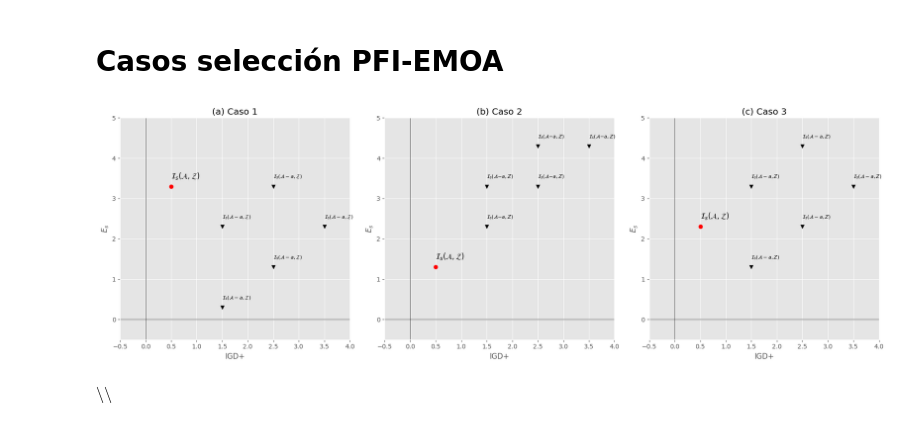
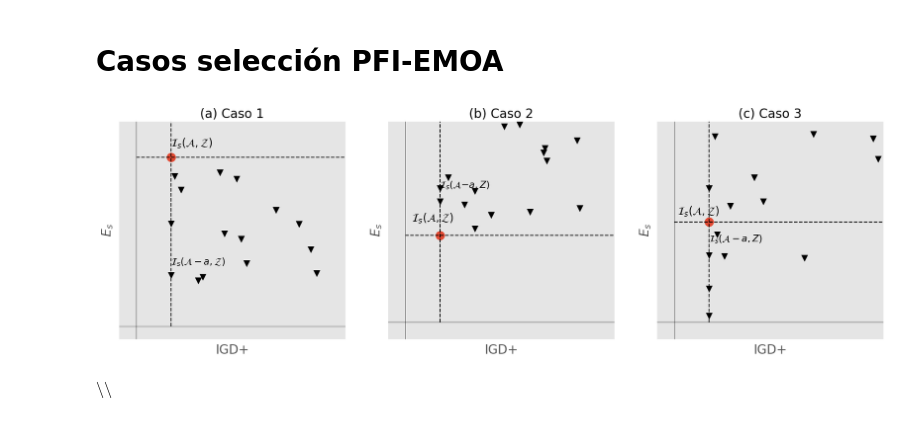
Before and after one commit to linear-regret/Tesis-Latex-LCD, a Jupyter notebook: generando_imgs_tesis.ipynb, the cells around one changed output. Saved outputs shown, nothing was run; the diff lists cells and outputs as text; code cells hidden in the pictures.

```diff
--- a/generando_imgs_tesis.ipynb
+++ b/generando_imgs_tesis.ipynb
@@ -1175,0 +1374,3 @@ IGD Comparison (A > B): False
+# %%
+problem = get_problem(f"WFG1",n_var=24,n_obj=2)
+pf = problem.pareto_front()
@@ -1175,0 +1411,16 @@ IGD Comparison (A > B): False
+# %%
+
+plt.scatter(utopian[0], utopian[1], label='Vector utópico',marker='*',s=300)
+plt.plot(pf[:,0], pf[:,1], color='blue', label='Frente de Pareto')
+plt.scatter(pob_0[:,0], pob_0[:,1],  label=f'$R2 ={round(R2_pob_0,3)}$',s=10)
+plt.scatter(pob_1[:,0], pob_1[:,1],  label=f'$R2 ={round(R2_pob_1,3)}$',s=10)
+plt.scatter(pob_2[:,0], pob_2[:,1],  label=f'$R2 ={round(R2_pob_2,3)}$',s=10)
+
+plt.xlim(-.1,3.2)
+plt.ylim(-.1,3.2)
+for i,ref in enumerate(ref_dirs):
+    if i==0:
+        plot_line_w_weights(ref, utopian, scale=10,label='Direcciones de $\lambda$')
+    plot_line_w_weights(ref, utopian,scale=10)
+plt.legend(bbox_to_anchor=(1.05, 1), loc='upper left', borderaxespad=0.);
+plt.savefig('./Figuras/R2_demo.pdf')
@@ -1382,61 +1856,83 @@ import numpy as np
 
 def plot_scenarios():
     fig, axes = plt.subplots(1, 3, figsize=(18, 6))
 
     # Common setup for all plots
     def setup_plot(ax, title):
-        ax.set_title(title)
-        ax.set_xlabel('IGD+')
-        ax.set_ylabel('$E_s$')
+        ax.set_title(title,fontsize=20)
+        ax.set_xlabel('IGD+',fontsize=20)
+        ax.set_ylabel('$E_s$',fontsize=20)
         ax.grid(True)
         ax.axhline(0, color='black',linewidth=0.5)
         ax.axvline(0, color='black',linewidth=0.5)
         ax.set_xlim(-1, 6)
         ax.set_ylim(-1, 6)
-
+    np.random.seed(42)
     # Caso 1
     ax = axes[0]
     setup_plot(ax, '(a) Caso 1')
-    ax.plot(2-1.5, 4-0.7, 'ro')  # Es(A), IGD+(\\mathcal{A}, \\mathcal{Z})
-    ax.text(2-1.5, 4.2-0.7, '$\\mathcal{I}_s(\\mathcal{A}, \\mathcal{Z})$', fontsize=12)
-    points = np.array([[3, 1], [4, 2], [5, 3], [3, 3], [4, 4]]) - np.array([1.5, 0.7])
-    ax.scatter(points[:, 0], points[:, 1], marker='v', color='black')
+    ax.scatter(x=[0.5], y=[3.3],s=200)  # Es(A), IGD+(\\mathcal{A}, \\mathcal{Z})
+    ax.hlines(y=3.3,xmin=0,xmax=4,colors='k',linestyle='dashed')
+    ax.vlines(x=0.5,ymin=0,ymax=4,colors='k',linestyle='dashed')
+    ax.text(0.5, 3.5, '$\\mathcal{I}_s(\\mathcal{A}, \\mathcal{Z})$', fontsize=17)
+    points = np.array([[0.5, 1], [0.5, 2], [1.2, 3], [1.5,1.7], [2.5,1.5]])
+    puntos_random = np.random.uniform(0.5,3,size=(10,2))
+    points= np.concatenate((points, puntos_random), axis=0)
+    ax.scatter(points[:, 0], points[:, 1], marker='v', color='black',s=100)
     for i, point in enumerate(points):
-        ax.text(point[0], point[1]+0.2, '$\\mathcal{I}_s(\\mathcal{A} - {a}, \\mathcal{Z})$', fontsize=8)
-    ax.set_ylim(-0.5,5)
-    ax.set_xlim(-0.5,4)
-
+        if i==0:
+            ax.text(point[0], point[1]+0.2, '$\\mathcal{I}_s(\\mathcal{A} - {a}, \\mathcal{Z})$', fontsize=15)
+    ax.set_ylim(-0.25,4)
+    ax.set_xlim(-0.25,3)
 
     # Caso 2
     ax = axes[1]
     setup_plot(ax, '(b) Caso 2')
-    ax.plot(2-1.5, 2-0.7, 'ro')  # Es(A), IGD+(\\mathcal{A}, \\mathcal{Z})
-    ax.text(2-1.5, 2.2-0.7, '$\\mathcal{I}_s(\\mathcal{A}, \\mathcal{Z})$', fontsize=12)
-    points = np.array([[3, 3], [4, 4], [5, 5], [3, 4], [4, 5]]) - np.array([1.5, 0.7])
-    ax.scatter(points[:, 0], points[:, 1], marker='v', color='black')
+    ax.scatter(x=[0.5], y=[1.3], s=200)  # Es(A), IGD+(\\mathcal{A}, \\mathcal{Z})
+    ax.hlines(y=1.3,xmin=0,xmax=4,colors='k',linestyle='dashed')
+    ax.vlines(x=0.5,ymin=0,ymax=4,colors='k',linestyle='dashed')
+    ax.text(0.1, 1.5, '$\\mathcal{I}_s(\\mathcal{A}, \\mathcal{Z})$', fontsize=17)
+    points = np.array([[.5, 1.8], [.5, 2], [1, 1.4], [2, 2.6], [2.5,1.7]])
+    puntos_random_x = np.random.uniform(0.5,3,size=10)
+    puntos_random_y =   np.random.uniform(1.5,3,size=10)
+    puntos_random = np.column_stack((puntos_random_x, puntos_random_y))
+
+    points= np.concatenate((points, puntos_random), axis=0)
+    ax.scatter(points[:, 0], points[:, 1], marker='v', color='black',s=100)
     for i, point in enumerate(points):
-        ax.text(point[0], point[1]+0.2, '$\\mathcal{I}_s(\mathcal{A} \\minus {a}, Z)$', fontsize=8)
-    ax.set_ylim(-0.5,5)
-    ax.set_xlim(-0.5,4)
+        if i==0:
+            ax.text(point[0], point[1]+0.2, '$\\mathcal{I}_s(\mathcal{A} \\minus {a}, Z)$', fontsize=15)
+    ax.set_ylim(-0.25,3)
+    ax.set_xlim(-0.25,3)
 
     # Caso 3
     ax = axes[2]
     setup_plot(ax, '(c) Caso 3')
-    ax.plot(2-1.5, 3-0.7, 'ro')  # Es(A), IGD+(\\mathcal{A}, \\mathcal{Z})
-    ax.text(2-1.5, 3.2-0.7, '$\\mathcal{I}_s(\\mathcal{A}, \\mathcal{Z})$', fontsize=12)
-    points = np.array([[3, 2], [4, 3], [5, 4], [3, 4], [4, 5]]) - np.array([1.5, 0.7])
-    ax.scatter(points[:, 0], points[:, 1], marker='v', color='black')
+    ax.scatter(x=[0.5], y=[1.5], s=200)  # Es(A), IGD+(\\mathcal{A}, \\mathcal{Z})
+    ax.text(0.05, 1.6, '$\\mathcal{I}_s(\\mathcal{A}, \\mathcal{Z})$', fontsize=17)
+    ax.hlines(y=1.5,xmin=0,xmax=4,colors='k',linestyle='dashed')
+    ax.vlines(x=0.5,ymin=0,ymax=4,colors='k',linestyle='dashed')
+    points = np.array([[0.5, 1], [0.5, 2], [0.5, .5], [0.5, .1]])
+    puntos_random = np.random.uniform(.5,3,size=(10,2))
+    points = np.concatenate((points, puntos_random), axis=0)
+    ax.scatter(points[:, 0], points[:, 1], marker='v', color='black',s=100)
     for i, point in enumerate(points):
-        ax.text(point[0], point[1]+0.2, '$\\mathcal{I}_s(\mathcal{A} - {a}, Z)$', fontsize=8)
+        if i==0:
+            ax.text(point[0], point[1]+0.2, '$\\mathcal{I}_s(\mathcal{A} - {a}, Z)$', fontsize=15)
 
-    ax.set_ylim(-0.5,5)
-    ax.set_xlim(-0.5,4)
+    ax.set_ylim(-0.25,3)
+    ax.set_xlim(-0.25,3)
     plt.tight_layout()
     plt.savefig('../Tesis_Latex_LCD/Figuras/casos.pdf')
-
+    # remove axis ticks
+    for ax in axes:
+        ax.set_xticks([])
+        ax.set_yticks([])
+        #put arrows on axis lines
+plt.style.use('ggplot')
 plot_scenarios()
 # %% [output]
-[figure, old version]
+[figure, new version]
 # %% [markdown]
 $\setminus \setminus $
 # %% [markdown]
```
Also changed, not shown: parts of 32 cells of this notebook, 32 other files.
